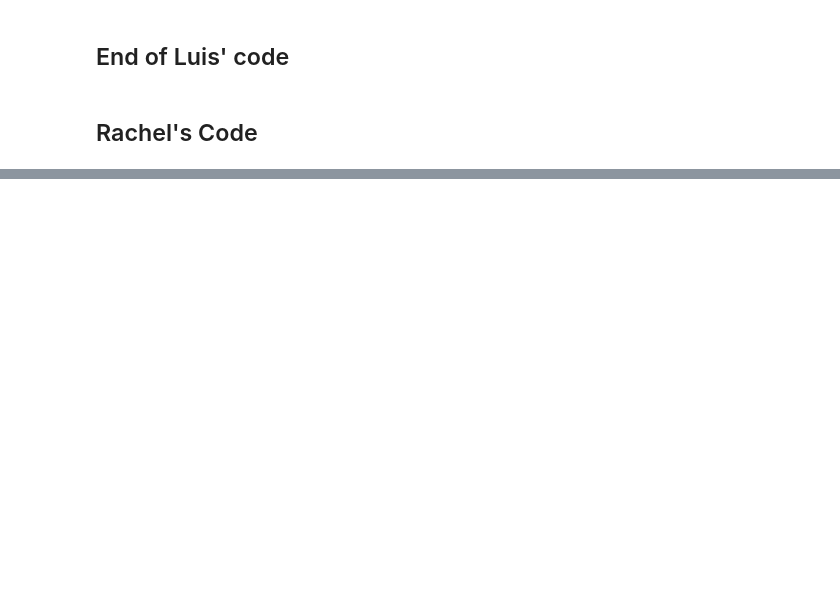
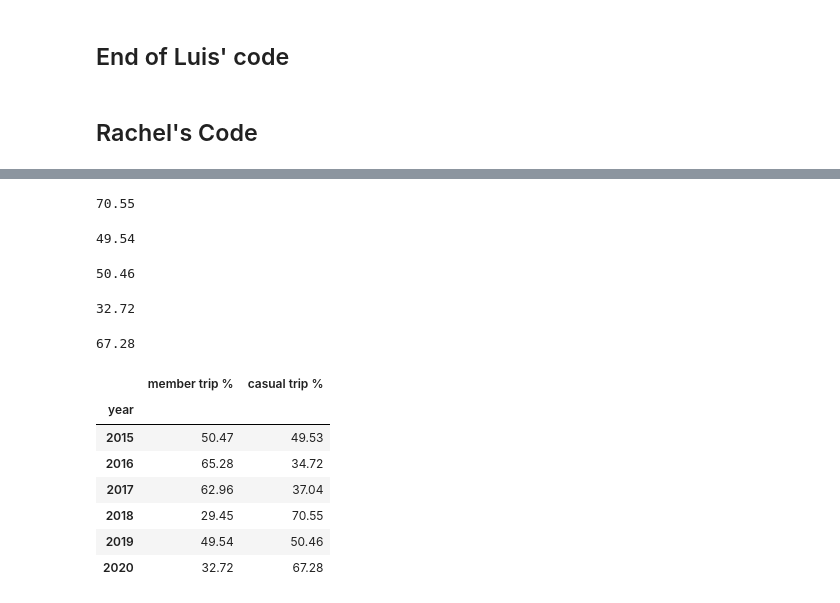
Before and after one commit to luchovzla/project-1, a Jupyter notebook: NiceRideCombined.ipynb, the cells around one changed output, grey strips where cells are left out. Cells and saved outputs as stored; diff of their text form; code cells hidden in the pictures; blank space fills up the shorter version.

```diff
--- a/NiceRideCombined.ipynb
+++ b/NiceRideCombined.ipynb
@@ -552,0 +909,45 @@ plt.bar(years, values, color = 'maroon', width = .2)
+# %%
+pct_2018_casual_trips = round((total_2018_casual_trips / ride_count_2018) * 100, 2)
+pct_2018_casual_trips
+# %% [output]
+70.55
+# %%
+pct_2019_member_trips = round((total_2019_member_trips / ride_count_2019) * 100, 2)
+pct_2019_member_trips
+# %% [output]
+49.54
+# %%
+pct_2019_casual_trips = round((total_2019_casual_trips / ride_count_2019) * 100, 2)
+pct_2019_casual_trips
+# %% [output]
+50.46
+# %%
+pct_2020_member_trips = round((total_2020_member_trips / ride_count_2020) * 100, 2)
+pct_2020_member_trips
+# %% [output]
+32.72
+# %%
+pct_2020_casual_trips = round((total_2020_casual_trips / ride_count_2020) * 100, 2)
+pct_2020_casual_trips
+# %% [output]
+67.28
+# %%
+acct_type_pct_trip_dict = [{"year": "2015", "member trip %": pct_2015_member_trips, "casual trip %": pct_2015_casual_trips},
+                            {"year": "2016", "member trip %": pct_2016_member_trips, "casual trip %": pct_2016_casual_trips},
+                            {"year": "2017", "member trip %": pct_2017_member_trips, "casual trip %": pct_2017_casual_trips},
+                            {"year": "2018", "member trip %": pct_2018_member_trips, "casual trip %": pct_2018_casual_trips},
+                            {"year": "2019", "member trip %": pct_2019_member_trips, "casual trip %": pct_2019_casual_trips},
+                            {"year": "2020", "member trip %": pct_2020_member_trips, "casual trip %": pct_2020_casual_trips}
+                            ]
+acct_type_pct_trip_df = pd.DataFrame(acct_type_pct_trip_dict)
+acct_type_pct_trip_df = acct_type_pct_trip_df.set_index("year")
+acct_type_pct_trip_df
+# %% [output]
+|  | member trip % | casual trip % |
+| year |  |  |
+| 2015 | 50.47 | 49.53 |
+| 2016 | 65.28 | 34.72 |
+| 2017 | 62.96 | 37.04 |
+| 2018 | 29.45 | 70.55 |
+| 2019 | 49.54 | 50.46 |
+| 2020 | 32.72 | 67.28 |
```
Also changed, not shown: parts of 58 cells of this notebook, 1 other file.
